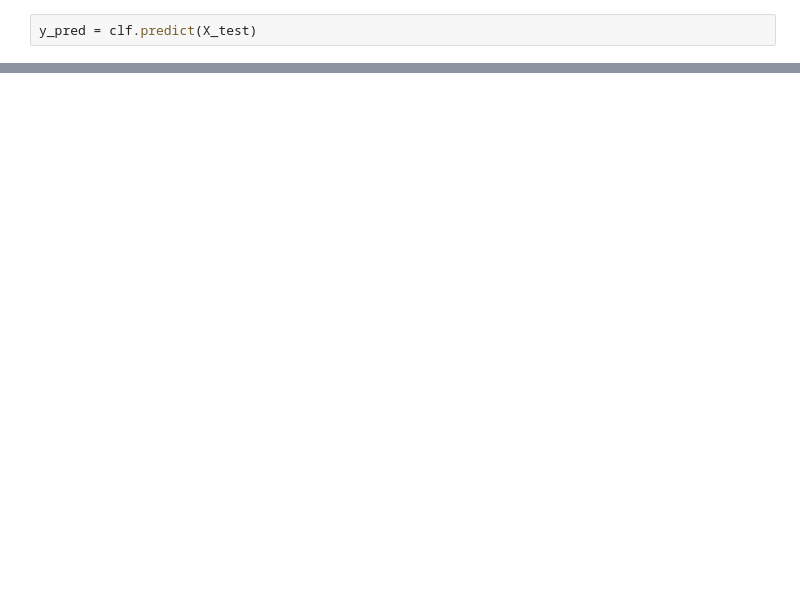
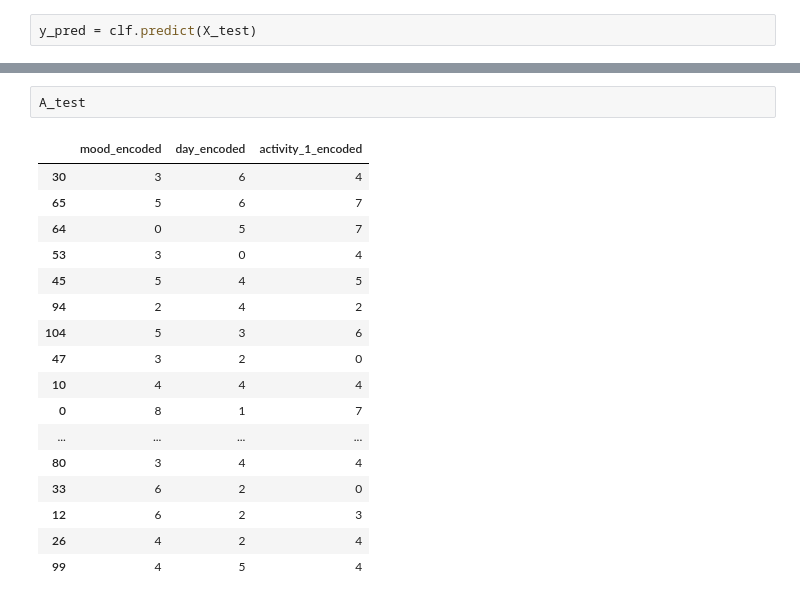
Before and after one commit to varun1455/MoodScriber, a Jupyter notebook: t1.ipynb, the cells around one changed output, grey strips where cells are left out. Cells and saved outputs as stored; diff of their text form; blank space fills up the shorter version.

```diff
--- a/t1.ipynb
+++ b/t1.ipynb
@@ -262,0 +343,20 @@ weighted avg       0.68      0.52      0.58        21
+# %%
+A_test
+# %% [output]
+|  | mood_encoded | day_encoded | activity_1_encoded |
+| 30 | 3 | 6 | 4 |
+| 65 | 5 | 6 | 7 |
+| 64 | 0 | 5 | 7 |
+| 53 | 3 | 0 | 4 |
+| 45 | 5 | 4 | 5 |
+| 94 | 2 | 4 | 2 |
+| 104 | 5 | 3 | 6 |
+| 47 | 3 | 2 | 0 |
+| 10 | 4 | 4 | 4 |
+| 0 | 8 | 1 | 7 |
+| ... | ... | ... | ... |
+| 80 | 3 | 4 | 4 |
+| 33 | 6 | 2 | 0 |
+| 12 | 6 | 2 | 3 |
+| 26 | 4 | 2 | 4 |
+| 99 | 4 | 5 | 4 |
```
Also changed, not shown: parts of 21 cells of this notebook.
